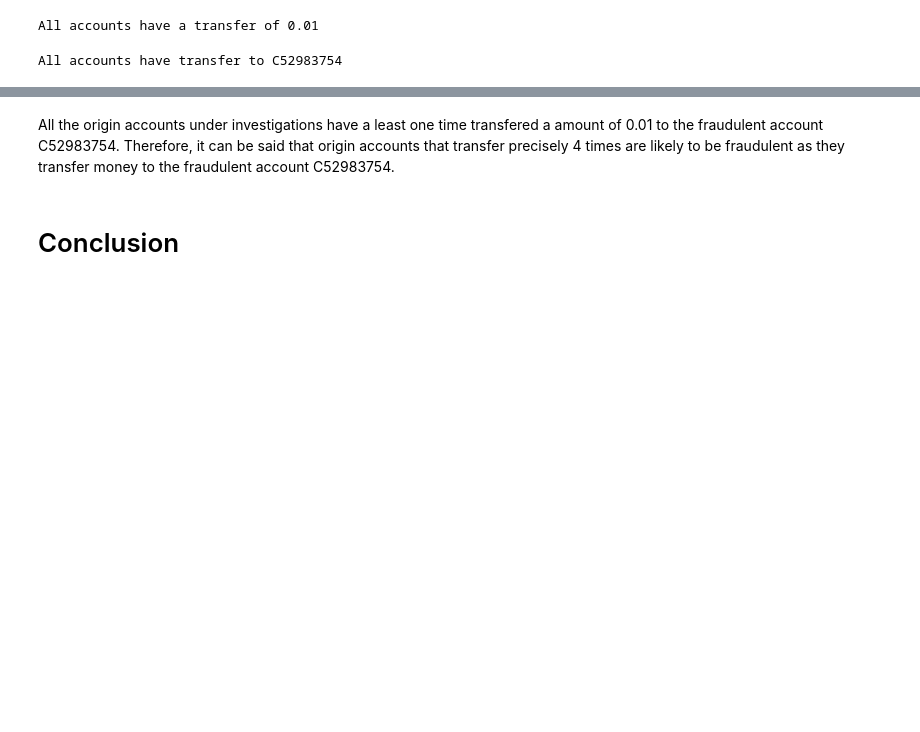
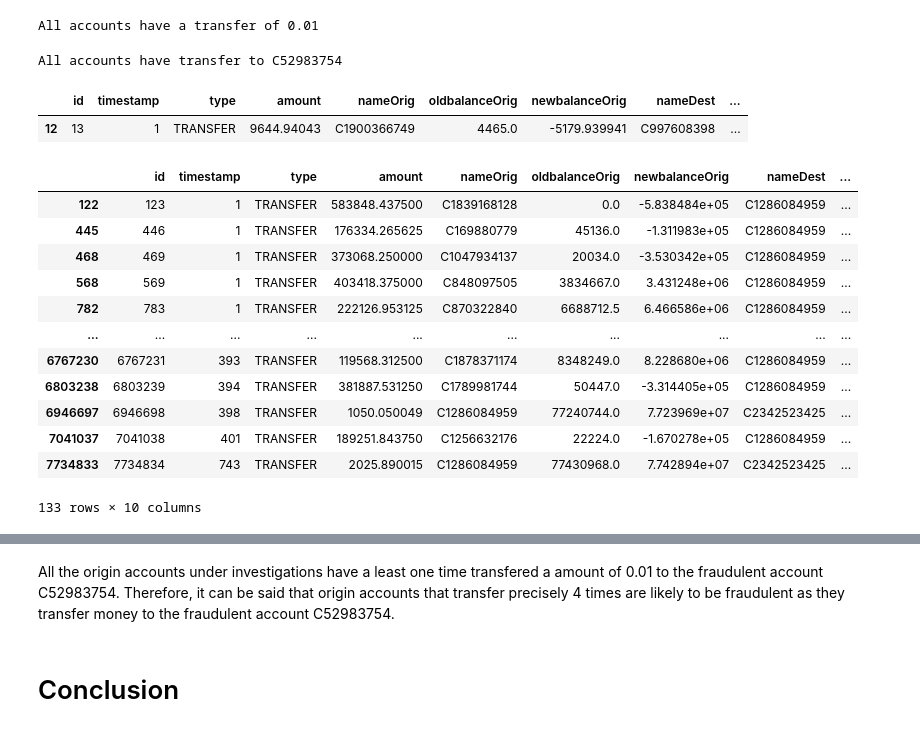
Before and after one commit to eboateng/FoDA, a Jupyter notebook: Assignment 1/Assignment1_group2.ipynb, the cells around one changed output, grey strips where cells are left out. Drawn from its saved outputs; the diff is of its cells as text; code cells hidden in the pictures; blank space fills up the shorter version.

```diff
--- a/Assignment 1/Assignment1_group2.ipynb
+++ b/Assignment 1/Assignment1_group2.ipynb
@@ -569,0 +608,5 @@ All accounts have transfer to C52983754
+# %%
+acc.head()
+# %% [output]
+|  | id | timestamp | type | amount | nameOrig | oldbalanceOrig | newbalanceOrig | nameDest | ... |
+| 12 | 13 | 1 | TRANSFER | 9644.94043 | C1900366749 | 4465.0 | -5179.939941 | C997608398 | ... |
@@ -569,0 +615,16 @@ All accounts have transfer to C52983754
+# %%
+df.loc[(df['nameOrig'] == 'C1286084959')| (df['nameDest'] == 'C1286084959')]
+# %% [output]
+|  | id | timestamp | type | amount | nameOrig | oldbalanceOrig | newbalanceOrig | nameDest | ... |
+| 122 | 123 | 1 | TRANSFER | 583848.437500 | C1839168128 | 0.0 | -5.838484e+05 | C1286084959 | ... |
+| 445 | 446 | 1 | TRANSFER | 176334.265625 | C169880779 | 45136.0 | -1.311983e+05 | C1286084959 | ... |
+| 468 | 469 | 1 | TRANSFER | 373068.250000 | C1047934137 | 20034.0 | -3.530342e+05 | C1286084959 | ... |
+| 568 | 569 | 1 | TRANSFER | 403418.375000 | C848097505 | 3834667.0 | 3.431248e+06 | C1286084959 | ... |
+| 782 | 783 | 1 | TRANSFER | 222126.953125 | C870322840 | 6688712.5 | 6.466586e+06 | C1286084959 | ... |
+| ... | ... | ... | ... | ... | ... | ... | ... | ... | ... |
+| 6767230 | 6767231 | 393 | TRANSFER | 119568.312500 | C1878371174 | 8348249.0 | 8.228680e+06 | C1286084959 | ... |
+| 6803238 | 6803239 | 394 | TRANSFER | 381887.531250 | C1789981744 | 50447.0 | -3.314405e+05 | C1286084959 | ... |
+| 6946697 | 6946698 | 398 | TRANSFER | 1050.050049 | C1286084959 | 77240744.0 | 7.723969e+07 | C2342523425 | ... |
+| 7041037 | 7041038 | 401 | TRANSFER | 189251.843750 | C1256632176 | 22224.0 | -1.670278e+05 | C1286084959 | ... |
+| 7734833 | 7734834 | 743 | TRANSFER | 2025.890015 | C1286084959 | 77430968.0 | 7.742894e+07 | C2342523425 | ... |
+133 rows × 10 columns
```
Also changed, not shown: parts of 10 cells of this notebook.
